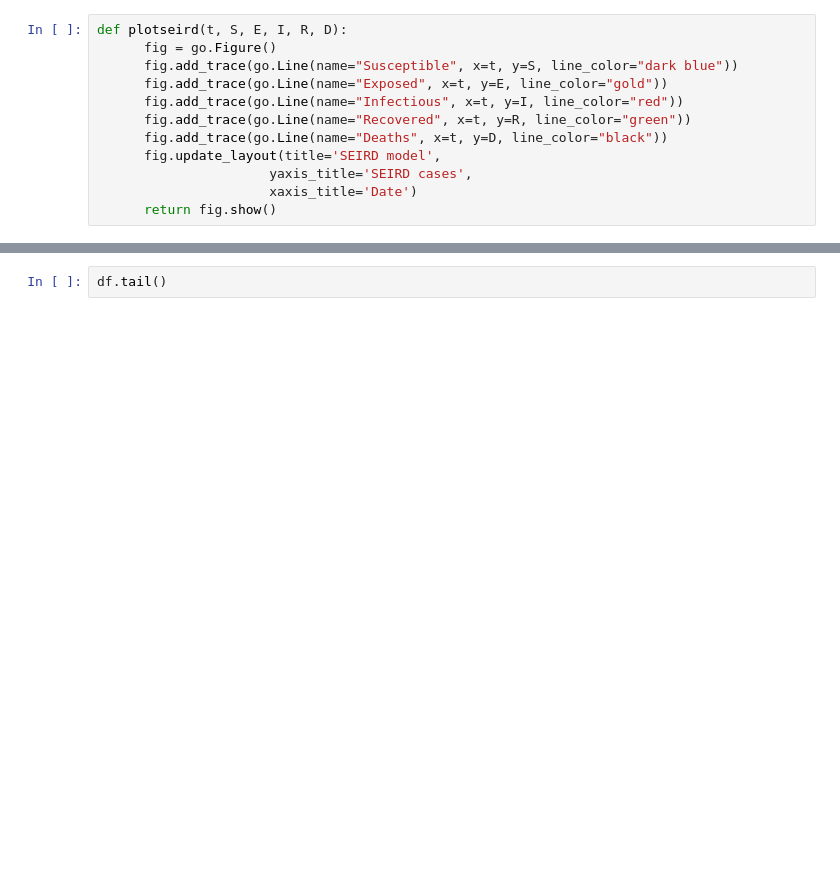
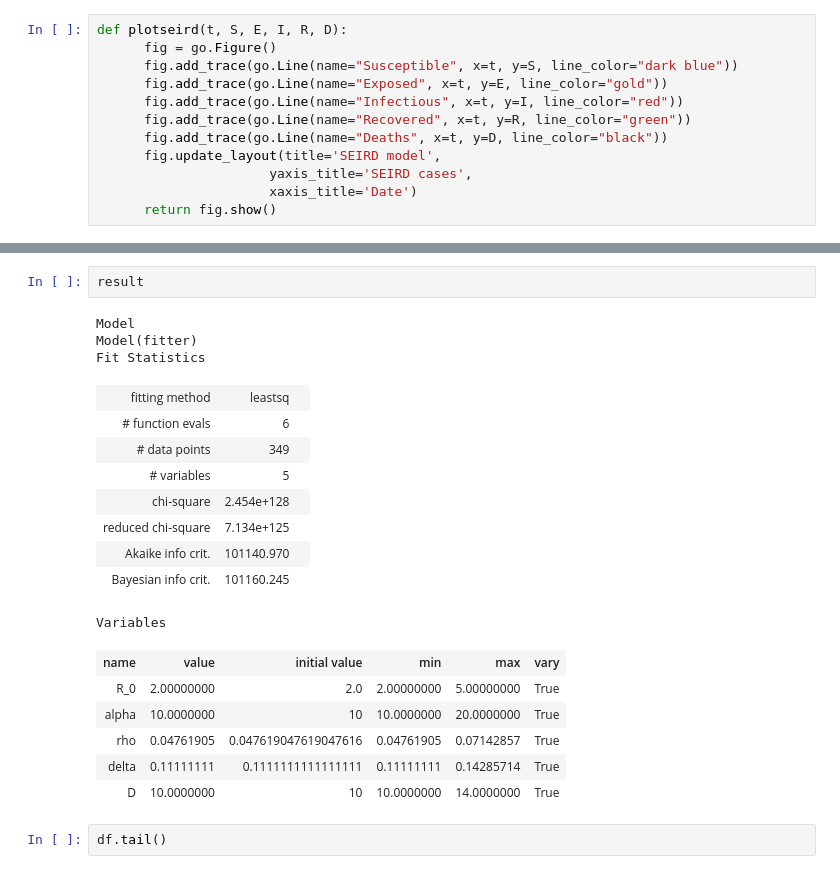
Before and after one commit to millacurafa/seird-model-dashboard, a Jupyter notebook: exploratory_analysis/Covid19_model.ipynb, the cells around one changed output, grey strips where cells are left out. Cells and saved outputs as stored; diff of their text form; blank space fills up the shorter version.

```diff
--- a/exploratory_analysis/Covid19_model.ipynb
+++ b/exploratory_analysis/Covid19_model.ipynb
@@ -247,6 +279,27 @@ Please replace it with one of the following more specific types
   - plotly.graph_objs.layout.shape.Line
   - etc.
 [interactive output not drawn]
+# %%
+result
+# %% [output]
+Model
+Model(fitter)
+Fit Statistics
+| fitting method | leastsq |  |
+| # function evals | 6 |  |
+| # data points | 349 |  |
+| # variables | 5 |  |
+| chi-square | 2.454e+128 |  |
+| reduced chi-square | 7.134e+125 |  |
+| Akaike info crit. | 101140.970 |  |
+| Bayesian info crit. | 101160.245 |  |
+Variables
+| name | value | initial value | min | max | vary |
+| R_0 | 2.00000000 | 2.0 | 2.00000000 | 5.00000000 | True |
+| alpha | 10.0000000 | 10 | 10.0000000 | 20.0000000 | True |
+| rho | 0.04761905 | 0.047619047619047616 | 0.04761905 | 0.07142857 | True |
+| delta | 0.11111111 | 0.1111111111111111 | 0.11111111 | 0.14285714 | True |
+| D | 10.0000000 | 10 | 10.0000000 | 14.0000000 | True |
 # %%
 df.tail()
 # %% [output]
```
Also changed, not shown: parts of 12 cells of this notebook, 6 other files.
